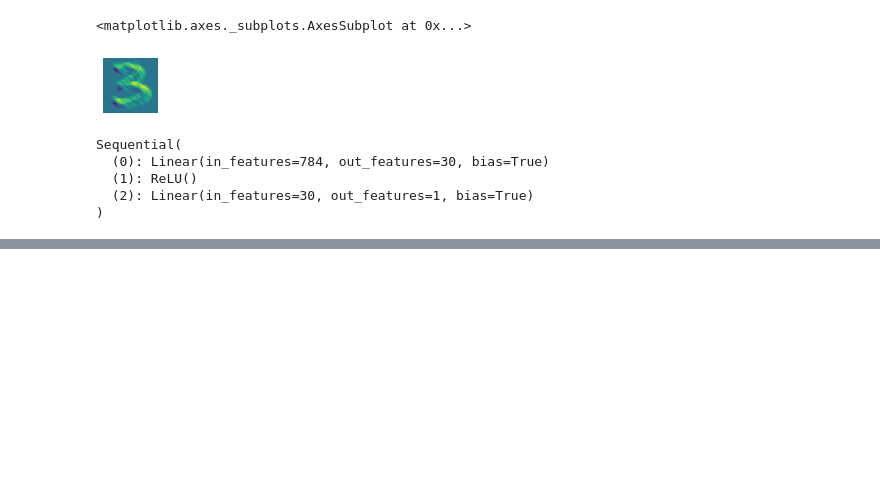
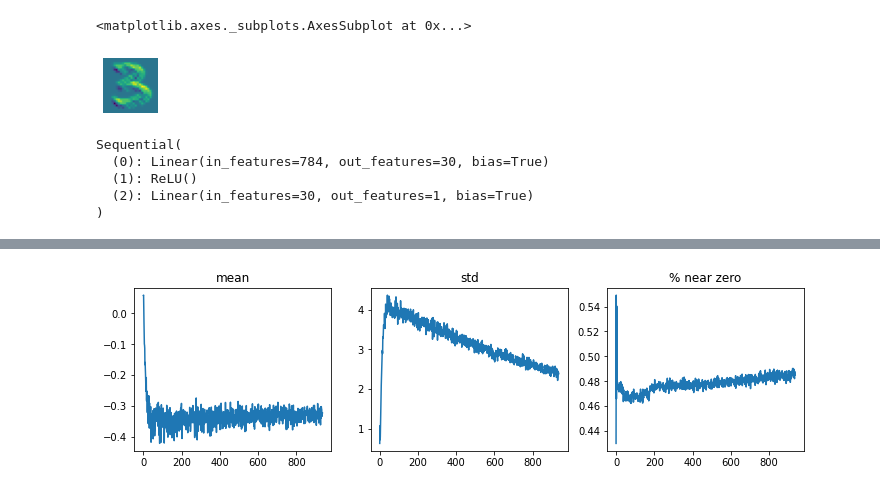
Before and after one commit to george-kan/fastai, a Jupyter notebook: Chapter13/Chapter_13_notes.ipynb, the cells around one changed output, grey strips where cells are left out. Drawn from its saved outputs; the diff is of its cells as text; code cells hidden in the pictures; blank space fills up the shorter version.

```diff
--- a/Chapter13/Chapter_13_notes.ipynb
+++ b/Chapter13/Chapter_13_notes.ipynb
@@ -167,0 +276,17 @@ def conv(ni, nf, ks=3, act=True):
+# %%
+def simple_cnn():
+    return sequential(
+        conv(1 ,8, ks=5),        #14x14
+        conv(8 ,16),             #7x7
+        conv(16,32),             #4x4
+        conv(32,64),             #2x2
+        conv(64,10, act=False),  #1x1
+        Flatten(),
+    )
+# Why did we make the network bigger?
+# This time we have to "learn" more numbers, so at first we increase the number of filters
+# Why do we increase the ks at the first layer?
+# Before we had a ks=3 for 4 filters. This meant that from 3x3=9 pixels we were learning 4 stuff.
+# But with a ks=3 for 8 filters we are not learning anything. The NN will simply copy the pixels
+# Therefore we have a ks=5 to force the NN to learn from 5*5=25 pixels 8 stuff.
+# Why only for the first layer?
@@ -167,0 +306,4 @@ def conv(ni, nf, ks=3, act=True):
+# %%
+learn.activation_stats.plot_layer_stats(0)
+# %% [output]
+[figure, added]
```
Also changed, not shown: parts of 20 cells of this notebook.
